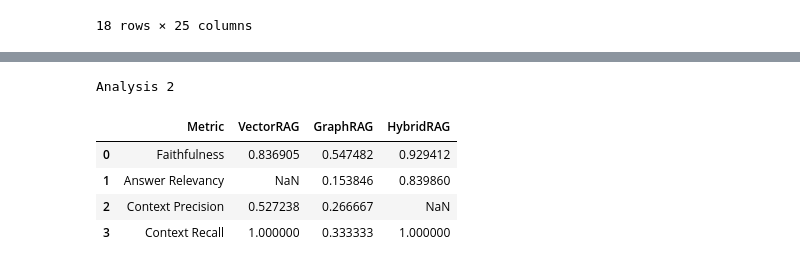
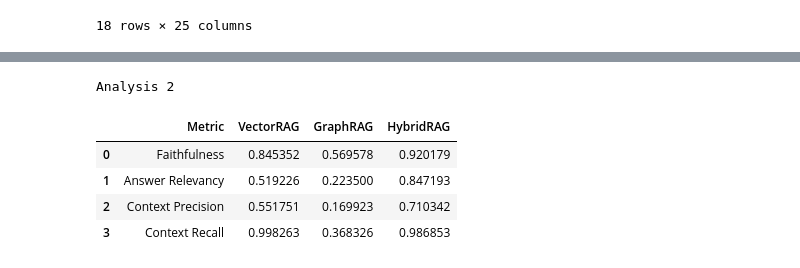
Before and after one commit to SushenGrover/SRIP-HybridRAG, a Jupyter notebook: analysis2/fill_analysis.ipynb, the cells around one changed output, grey strips where cells are left out. Drawn from its saved outputs; the diff is of its cells as text; code cells hidden in the pictures.

```diff
--- a/analysis2/fill_analysis.ipynb
+++ b/analysis2/fill_analysis.ipynb
@@ -885,41 +973,41 @@ Columns: 25
 import pandas as pd
 
 # Load dataset
-df = pd.read_csv("analysis2.csv")
-
+df = pd.read_csv("filled_finalAnalysis.csv")
+df.head()
 # Compute average metrics (NaN values are ignored automatically)
 table = pd.DataFrame({
     "Metric": [
         "Faithfulness",
         "Answer Relevancy",
         "Context Precision",
         "Context Recall"
     ],
     "VectorRAG": [
         df["vector_faithfulness"].mean(),
         df["vector_answer_relevancy"].mean(),
         df["vector_context_precision"].mean(),
         df["vector_context_recall"].mean()
     ],
     "GraphRAG": [
         df["graph_faithfulness"].mean(),
         df["graph_answer_relevancy"].mean(),
         df["graph_context_precision"].mean(),
         df["graph_context_recall"].mean()
     ],
     "HybridRAG": [
         df["hybrid_faithfulness"].mean(),
         df["hybrid_answer_relevancy"].mean(),
         df["hybrid_context_precision"].mean(),
         df["hybrid_context_recall"].mean()
     ]
 })
 print("Analysis 2")
 table
 # %% [output]
 Analysis 2
 |  | Metric | VectorRAG | GraphRAG | HybridRAG |
-| 0 | Faithfulness | 0.836905 | 0.547482 | 0.929412 |
-| 1 | Answer Relevancy | NaN | 0.153846 | 0.839860 |
-| 2 | Context Precision | 0.527238 | 0.266667 | NaN |
-| 3 | Context Recall | 1.000000 | 0.333333 | 1.000000 |
+| 0 | Faithfulness | 0.845352 | 0.569578 | 0.920179 |
+| 1 | Answer Relevancy | 0.519226 | 0.223500 | 0.847193 |
+| 2 | Context Precision | 0.551751 | 0.169923 | 0.710342 |
+| 3 | Context Recall | 0.998263 | 0.368326 | 0.986853 |
```
Also changed, not shown: parts of 1 cell of this notebook, 22 other files.
